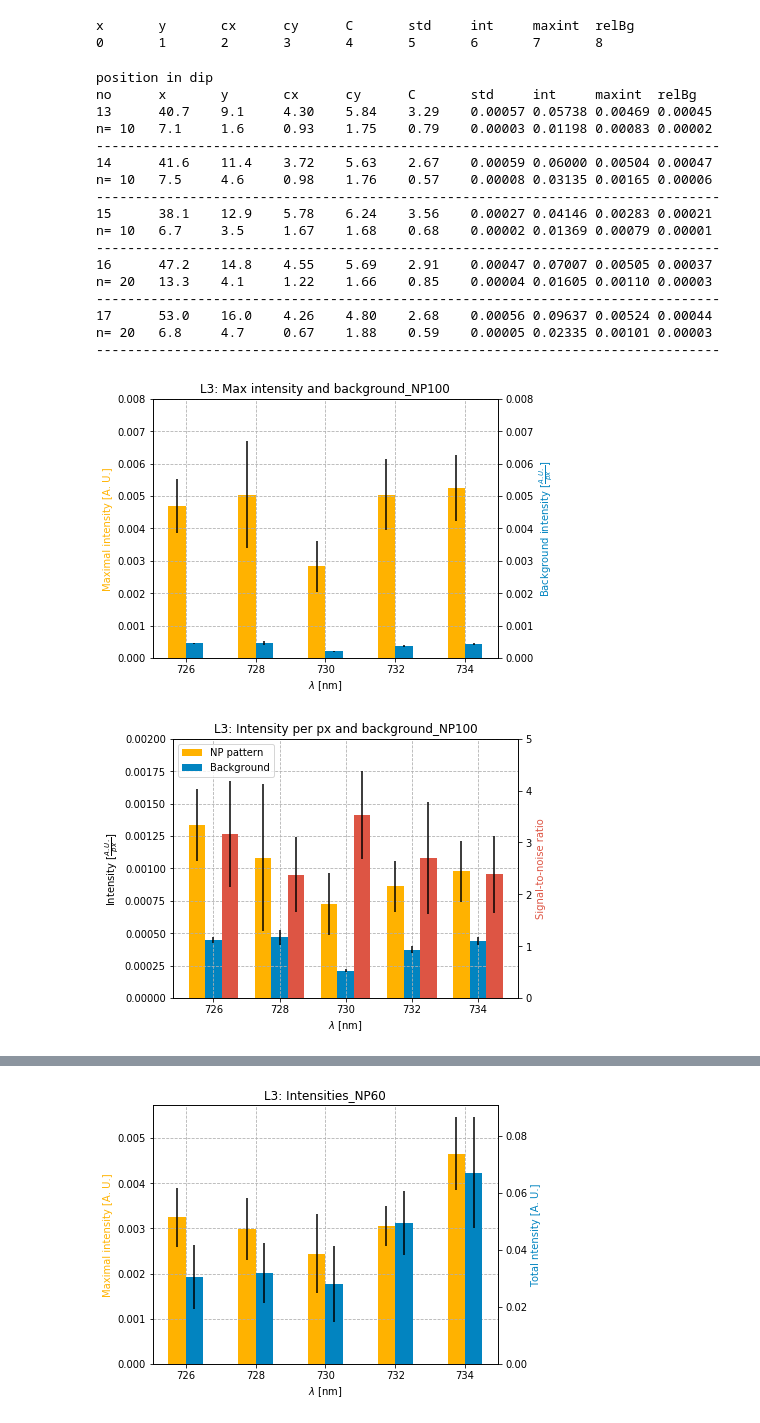
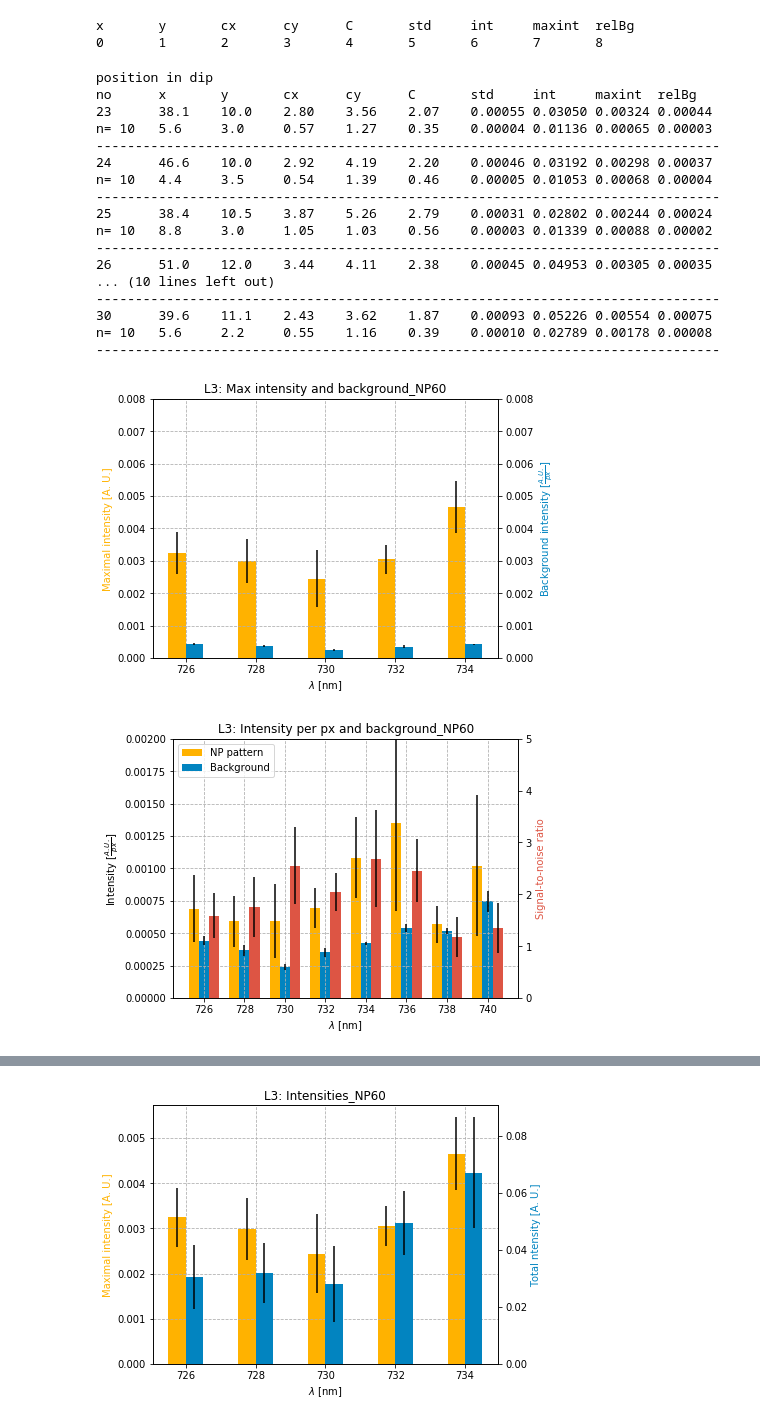
Before and after one commit to Yennda/spr_microscopy, a Jupyter notebook: jup_np_L3.ipynb, the cells around one changed output, grey strips where cells are left out. Cells and saved outputs as stored; diff of their text form; code cells hidden in the pictures.

```diff
--- a/jup_np_L3.ipynb
+++ b/jup_np_L3.ipynb
@@ -20,12 +20,12 @@ print('\t'.join([str(i) for i in range(9)]))
 x       y       cx      cy      C       std     int     maxint  relBg
 0       1       2       3       4       5       6       7       8
 # %%
-main_folder='C:/Users/jabuk/Documents/jaderka/ufe/results/'
-folder=main_folder+'L3_02/'
+# main_folder='C:/Users/jabuk/Documents/jaderka/ufe/results/'
+# folder=main_folder+'L3_02/'
 
-# main_folder='C:/SPRUP_data_Jenda/2019_03_13_Jenda_microscopy/'
+main_folder='C:/SPRUP_data_Jenda/2019_03_13_Jenda_microscopy/'
 # folder=main_folder+'19_08_29_L3/export_np/'
-# folder=main_folder+'19_09_02_L3/export_np/'
+folder=main_folder+'19_09_02_L3/export_np/'
 # %%
 #19_08_29_L3
 # NP=100
@@ -43,9 +43,9 @@ nm=[13, 14, 15, 16, 17]
 # nm+=[6, 8, 7]
 # NP=80
 # nm=[22, 21, 20, 19, 18]
-# NP=60
-# nm=[23, 24, 25, 26, 27]
-# nm+=[28, 29, 30]
+NP=60
+nm=[23, 24, 25, 26, 27]
+nm+=[28, 29, 30]
 
 
 files=[folder+'raw_{:02.0f}_1'.format(f) for f in nm]
@@ -80,20 +80,20 @@ for file in files:
 # %% [output]
 position in dip
 no      x       y       cx      cy      C       std     int     maxint  relBg
-13      40.7    9.1     4.30    5.84    3.29    0.00057 0.05738 0.00469 0.00045
-n= 10   7.1     1.6     0.93    1.75    0.79    0.00003 0.01198 0.00083 0.00002
+23      38.1    10.0    2.80    3.56    2.07    0.00055 0.03050 0.00324 0.00044
+n= 10   5.6     3.0     0.57    1.27    0.35    0.00004 0.01136 0.00065 0.00003
 --------------------------------------------------------------------------------
-14      41.6    11.4    3.72    5.63    2.67    0.00059 0.06000 0.00504 0.00047
-n= 10   7.5     4.6     0.98    1.76    0.57    0.00008 0.03135 0.00165 0.00006
+24      46.6    10.0    2.92    4.19    2.20    0.00046 0.03192 0.00298 0.00037
+n= 10   4.4     3.5     0.54    1.39    0.46    0.00005 0.01053 0.00068 0.00004
 --------------------------------------------------------------------------------
-15      38.1    12.9    5.78    6.24    3.56    0.00027 0.04146 0.00283 0.00021
-n= 10   6.7     3.5     1.67    1.68    0.68    0.00002 0.01369 0.00079 0.00001
+25      38.4    10.5    3.87    5.26    2.79    0.00031 0.02802 0.00244 0.00024
+n= 10   8.8     3.0     1.05    1.03    0.56    0.00003 0.01339 0.00088 0.00002
 --------------------------------------------------------------------------------
-16      47.2    14.8    4.55    5.69    2.91    0.00047 0.07007 0.00505 0.00037
-n= 20   13.3    4.1     1.22    1.66    0.85    0.00004 0.01605 0.00110 0.00003
+26      51.0    12.0    3.44    4.11    2.38    0.00045 0.04953 0.00305 0.00035
+... (10 lines left out)
 --------------------------------------------------------------------------------
-17      53.0    16.0    4.26    4.80    2.68    0.00056 0.09637 0.00524 0.00044
-n= 20   6.8     4.7     0.67    1.88    0.59    0.00005 0.02335 0.00101 0.00003
+30      39.6    11.1    2.43    3.62    1.87    0.00093 0.05226 0.00554 0.00075
+n= 10   5.6     2.2     0.55    1.16    0.39    0.00010 0.02789 0.00178 0.00008
 --------------------------------------------------------------------------------
 # %%
 wls=[726, 728, 730, 732, 734]
@@ -126,10 +126,10 @@ axes.bar([s-w/2 for s in wls], data1, w, yerr=data1_std, color=yellow, label='x'
 axesI.bar([s+w/2 for s in wls], data2, w, yerr=data2_std, color=blue,label='y')
 fig.savefig(folder+'plots/'+title.replace(' ', '_').lower()+'_'+name+'.png' , dpi=300,  bbox_inches='tight')
 # %% [output]
-[figure, old version]
+[figure, new version]
 # %%
 wls=[726, 728, 730, 732, 734]
-# wls+=[736, 738, 740]
+wls+=[736, 738, 740]
 data1=[d[6] for d in data]
 data1_std=[d[6] for d in data_std]
 data2=[d[8] for d in data]
@@ -138,34 +138,34 @@ area=[d[0]*d[1]/2.93**2 for d in data]
 
 data3=[data1[i]/area[i] for i in range(len(data1))]
 data3_std=[data1_std[i]/area[i] for i in range(len(data1_std))]
 
 
 w=0.5
 
 fig = plt.figure()
 axes = fig.add_axes([0.1, 0.1, 0.8, 0.9])
 axes.grid(linestyle='--')
 
 title='Intensity per px and background_NP'+str(NP)
 axes.set_title(name+': '+title)
 axes.set_xlabel('$\lambda$ [nm]')
 axes.set_ylabel('Intensity [$\\frac{A. U.}{px}$]')
 axes.set_ylim([0, 0.002])
 
 axesI = axes.twinx()
 axesI.set_ylabel('Signal-to-noise ratio', color=red)
 axesI.set_ylim([0, 5])
 
 axes.bar([s-w for s in wls], data3, w, yerr=data3_std, color=yellow, label='NP pattern')
 axes.bar([s for s in wls], data2, w, yerr=data2_std, color=blue,label='Background')
 
 axes.legend(loc=2)
 
 axesI.bar([s+w for s in wls], data_stnr, w, yerr=data_stnr_std, color=red,label='y')
 # axesI.bar([s+w/2 for s in wls], data2, w, yerr=data2_std, color=blue,label='y')
 fig.savefig(folder+'plots/'+title.replace(' ', '_').lower()+'_'+name+'.png' , dpi=300,  bbox_inches='tight')
 # %% [output]
-[figure, old version]
+[figure, new version]
 # %%
 wls=[726, 728, 730, 732, 734]
 data1=[d[6] for d in data]
```
Also changed, not shown: parts of 1 cell of this notebook, 6 other files.
